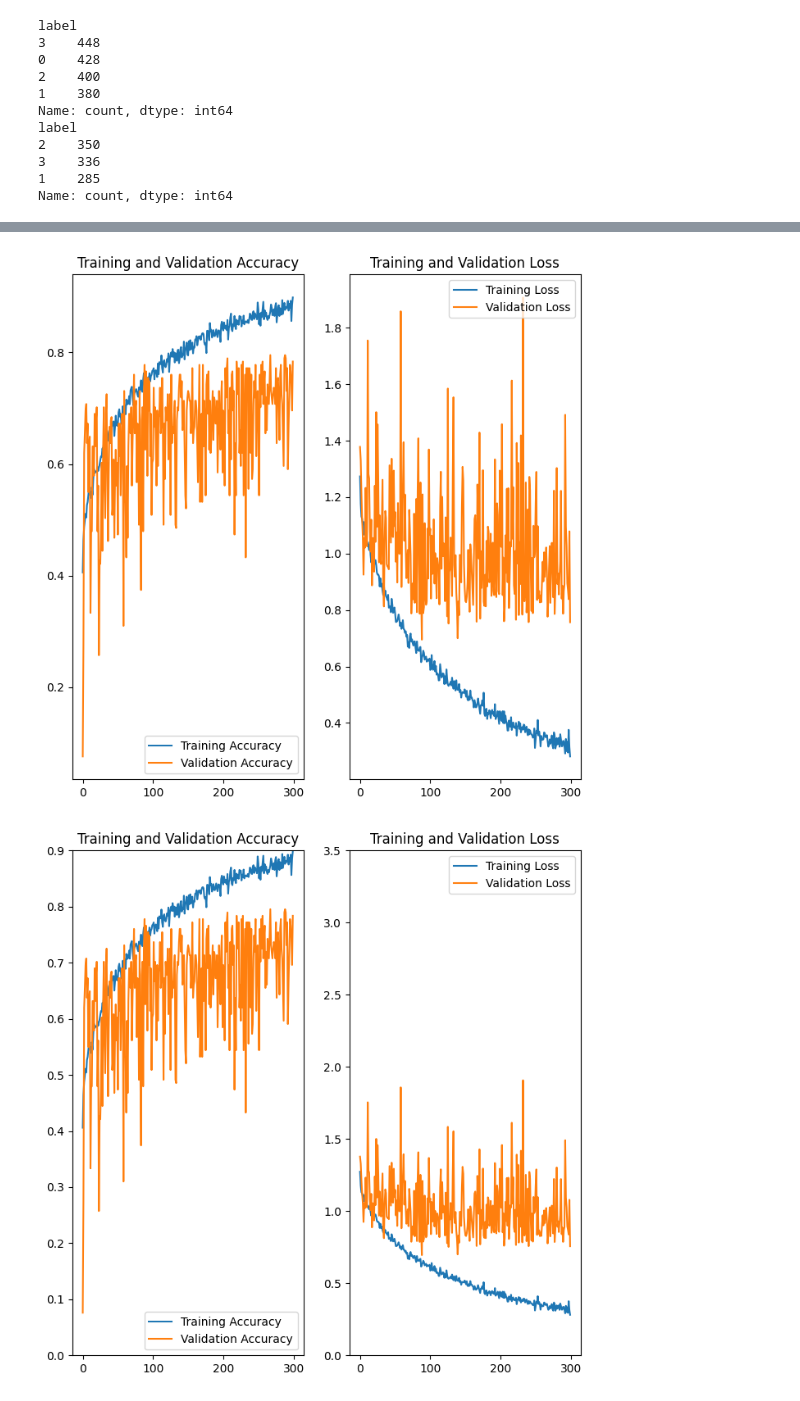
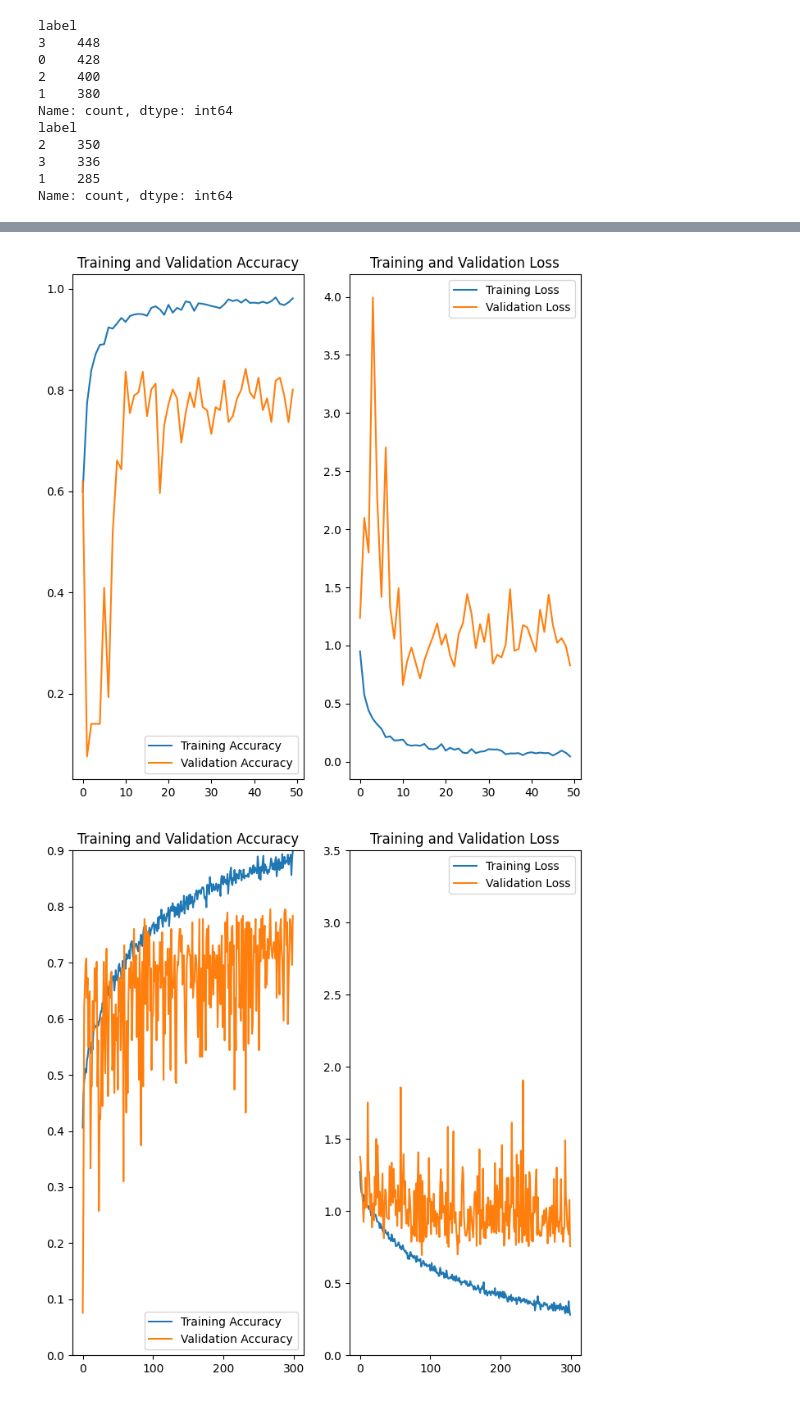
Before and after one commit to ghwjd/Lab, a Jupyter notebook: PeerJ_mem.ipynb, the cells around one changed output, grey strips where cells are left out. Saved outputs shown, nothing was run; the diff lists cells and outputs as text; code cells hidden in the pictures.

```diff
--- a/PeerJ_mem.ipynb
+++ b/PeerJ_mem.ipynb
@@ -434,29 +619,29 @@ Epoch 300/300
 # %%
 import matplotlib.pyplot as plt
 
 # 학습 결과 시각화
 acc = history.history['accuracy']
 val_acc = history.history['val_accuracy']
 loss = history.history['loss']
 val_loss = history.history['val_loss']
 
-epochs_range = range(300)
+epochs_range = range(50)
 
 plt.figure(figsize=(8, 8))
 plt.subplot(1, 2, 1)
 plt.plot(epochs_range, acc, label='Training Accuracy')
 plt.plot(epochs_range, val_acc, label='Validation Accuracy')
 plt.legend(loc='lower right')
 plt.title('Training and Validation Accuracy')
 
 plt.subplot(1, 2, 2)
 plt.plot(epochs_range, loss, label='Training Loss')
 plt.plot(epochs_range, val_loss, label='Validation Loss')
 plt.legend(loc='upper right')
 plt.title('Training and Validation Loss')
 plt.show()
 # %% [output]
-[figure, old version]
+[figure, new version]
 # %%
 import matplotlib.pyplot as plt
 
```
Also changed, not shown: parts of 2 cells of this notebook.
